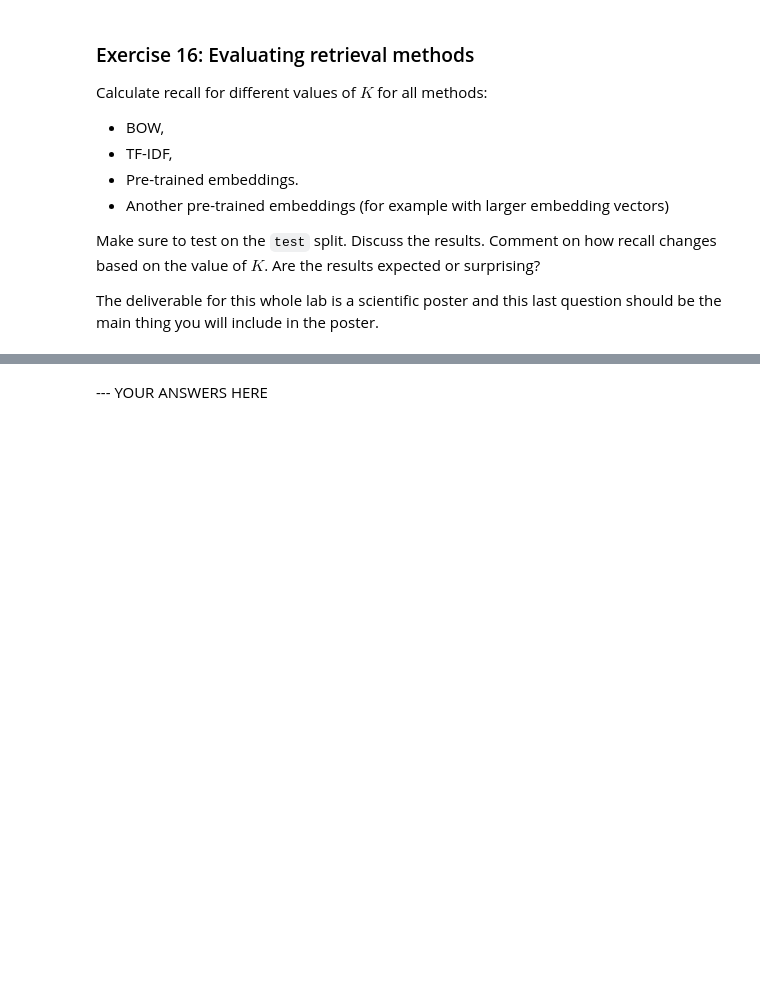
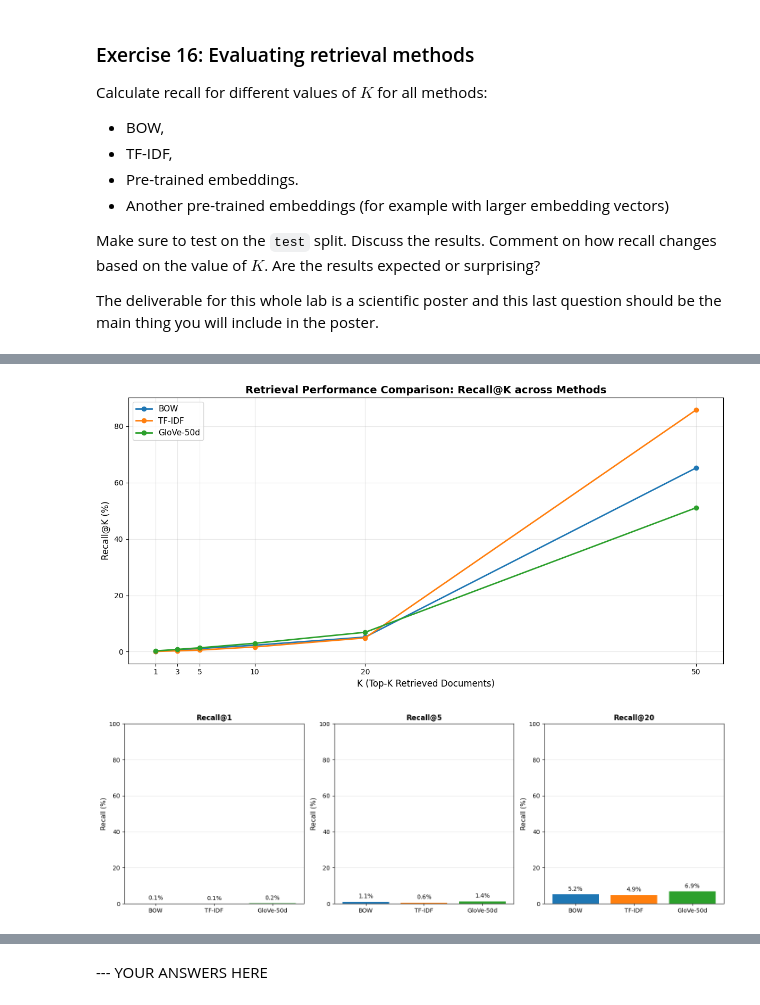
Before and after one commit to OmericoN/NLP_Labs1_Group18, a Jupyter notebook: Lab2/lab2_Omer.ipynb, the cells around one changed output, grey strips where cells are left out. Drawn from its saved outputs; the diff is of its cells as text; code cells hidden in the pictures; blank space fills up the shorter version.

```diff
--- a/Lab2/lab2_Omer.ipynb
+++ b/Lab2/lab2_Omer.ipynb
@@ -1617,0 +1648,14 @@ The deliverable for this whole lab is a scientific poster and this last question
+# %%
+print("\n[4/5] Computing GloVe 50d embeddings...")
+
+test_queries_glove50 = []
+for example in tqdm.tqdm(dataset['test'], desc="GloVe50 - Queries"):
+    embedding = glove50_model.embed_sentence(example['query_tokens'], reduction='mean')
+    test_queries_glove50.append(embedding)
+test_queries_glove50 = np.array(test_queries_glove50)
+
+test_answers_glove50 = []
+for example in tqdm.tqdm(answers_dataset['test'], desc="GloVe50 - Answers"):
+    embedding = glove50_model.embed_sentence(example['answer_tokens'], reduction='mean')
+    test_answers_glove50.append(embedding)
+test_answers_glove50 = np.array(test_answers_glove50)
@@ -1617,0 +1783,63 @@ The deliverable for this whole lab is a scientific poster and this last question
+# %%
+# Create comparison table
+import pandas as pd
+
+results_df = pd.DataFrame(results, index=[f'Recall@{k}' for k in k_values])
+results_df = results_df * 100  # Convert to percentages
+
+print("\n📊 RESULTS TABLE (in %):")
+print(results_df.round(2))
+
+# Plot Recall@K curves
+plt.figure(figsize=(12, 6))
+
+for method, recalls_dict in results.items():
+    recalls = [recalls_dict[k] * 100 for k in k_values]
+    plt.plot(k_values, recalls, marker='o', linewidth=2, label=method)
+
+plt.xlabel('K (Top-K Retrieved Documents)', fontsize=12)
+plt.ylabel('Recall@K (%)', fontsize=12)
+plt.title('Retrieval Performance Comparison: Recall@K across Methods', fontsize=14, fontweight='bold')
+plt.legend(fontsize=11)
+plt.grid(True, alpha=0.3)
+plt.xticks(k_values)
+plt.tight_layout()
+plt.show()
+
+# Create bar chart for specific K values
+fig, axes = plt.subplots(1, 3, figsize=(15, 5))
+selected_k = [1, 5, 20]
+
+for idx, k in enumerate(selected_k):
+    methods = list(results.keys())
+    recalls = [results[m][k] * 100 for m in methods]
+
+    axes[idx].bar(methods, recalls, color=['#1f77b4', '#ff7f0e', '#2ca02c'][:len(methods)])
+    axes[idx].set_title(f'Recall@{k}', fontsize=12, fontweight='bold')
+    axes[idx].set_ylabel('Recall (%)', fontsize=11)
+    axes[idx].set_ylim(0, 100)
+    axes[idx].grid(axis='y', alpha=0.3)
+
+    # Add value labels on bars
+    for i, v in enumerate(recalls):
+        axes[idx].text(i, v + 2, f'{v:.1f}%', ha='center', fontsize=10)
+
+plt.tight_layout()
+plt.show()
+
+print("\n" + "="*80)
+print("KEY FINDINGS")
+print("="*80)
+
+# Find best method for each K
+for k in k_values:
+    best_method = max(results.keys(), key=lambda m: results[m][k])
+    best_recall = results[best_method][k] * 100
+    print(f"\n✓ Best at K={k}: {best_method} with {best_recall:.2f}% recall")
+
+# Calculate improvement from K=1 to K=20 for each method
+print("\n📈 Recall improvement from K=1 to K=20:")
+for method in results.keys():
+    improvement = (results[method][20] - results[method][1]) * 100
+    print(f"  {method}: +{improvement:.2f} percentage points")
+# %% [output]
@@ -1617,0 +1854,2 @@ The deliverable for this whole lab is a scientific poster and this last question
+[figure, added]
+[figure, added]
```
Also changed, not shown: parts of 28 cells of this notebook.
